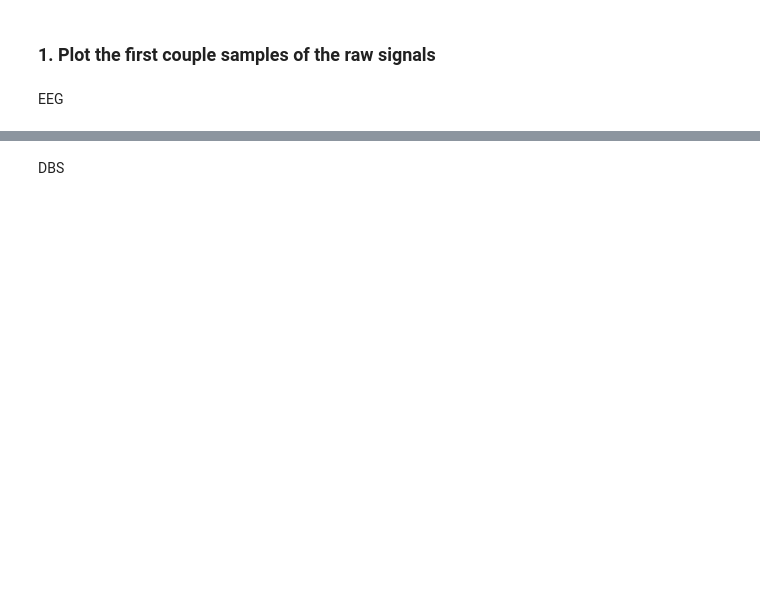
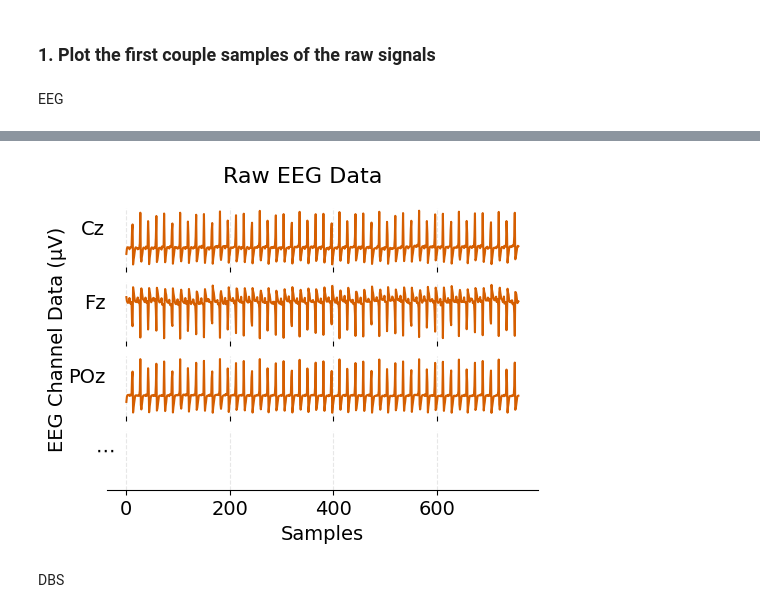
Before and after one commit to lenasalz/dbs-eeg-sync, a Jupyter notebook: notebooks/publication_figures.ipynb, the cells around one changed output, grey strips where cells are left out. Drawn from its saved outputs; the diff is of its cells as text; code cells hidden in the pictures; blank space fills up the shorter version.

```diff
--- a/notebooks/publication_figures.ipynb
+++ b/notebooks/publication_figures.ipynb
@@ -130,44 +179,63 @@ eeg_sample_indices = np.arange(channel_data.shape[1])
 
 n_channels = channel_data.shape[0]
 
-fig, axes = plt.subplots(n_channels + 1, 1, figsize=(5, n_channels + 1), sharex=True)
+fig_height_per_channel = 1
+
+fig, axes = plt.subplots(n_channels + 1, 1, figsize=(5, fig_height_per_channel * (n_channels + 1)), sharex=True)
 
 # Plot EEG channels
+
+scale_factor = 0.8
+
 for i in range(n_channels):
+    # current_channel = channel_data[i]*1e6   # convert to uV
+    current_channel = channel_data[i]
     ax = axes[i]
-    ax.plot(eeg_sample_indices, channel_data[i], color="#D55E00")  # sample indices
+    ax.plot(eeg_sample_indices, current_channel, color="#D55E00")  # sample indices
+
+    # # lock y-limits after first plotting
+    # if i == 0:
+    #     ymin, ymax = np.min(channel_data[i]*1e6), np.max(channel_data[i]*1e6)
+    #     # expand slightly so lines don’t touch the edges
+    #     margin = 0.1 * (ymax - ymin)
+    #     fixed_ylim = (ymin - margin, ymax + margin)
+
+    # ax.set_ylim(fixed_ylim)  # <- keeps all axes same scale
+
     ax.set_ylabel(eeg_data_ch_selected.ch_names[i], rotation=0, labelpad=1, fontsize=14, ha="right")
     ax.set_yticks([])
     ax.spines['top'].set_visible(False)
     ax.spines['right'].set_visible(False)
     ax.spines['left'].set_visible(False)
     if i != n_channels:
         ax.spines['bottom'].set_visible(False)
     ax.tick_params(axis='x', labelsize=14)
     ax.grid(True, linestyle="--", alpha=0.3)
 
 # Empty subplot
 axes[-1].set_ylabel("⋯", rotation=0, labelpad=1, fontsize=14, ha="center")
 axes[-1].set_yticks([])
 axes[-1].spines['top'].set_visible(False)
 axes[-1].spines['right'].set_visible(False)
 axes[-1].spines['left'].set_visible(False)
 axes[-1].spines['bottom'].set_visible(True)
 axes[-1].tick_params(axis='x', labelsize=14)
 axes[-1].grid(True, linestyle="--", alpha=0.3)  # optional grid
 
 # Labels
 # axes[-1].set_xlabel("Time (s)", fontsize=14)
 axes[-1].set_xlabel("Samples", fontsize=14)
 fig.suptitle("Raw EEG Data", fontsize=16)
 
 plt.tight_layout()
 fig.text(-0.01, 0.55, "EEG Channel Data (μV)", va='center', rotation='vertical', fontsize=14)  # Shared y-label
 
 # save plot as pdf in outputs/plots
-plt.savefig(f"outputs/plots/fig3_raw_eeg.pdf", bbox_inches='tight')
+plt.savefig(f"outputs/plots/fig3a_raw_eeg.pdf", bbox_inches='tight')
 
 plt.show()
+# %% [output]
+[figure, added]
 # %% [markdown]
 DBS
 # %%
```
Also changed, not shown: parts of 27 cells of this notebook, 1 other file.
